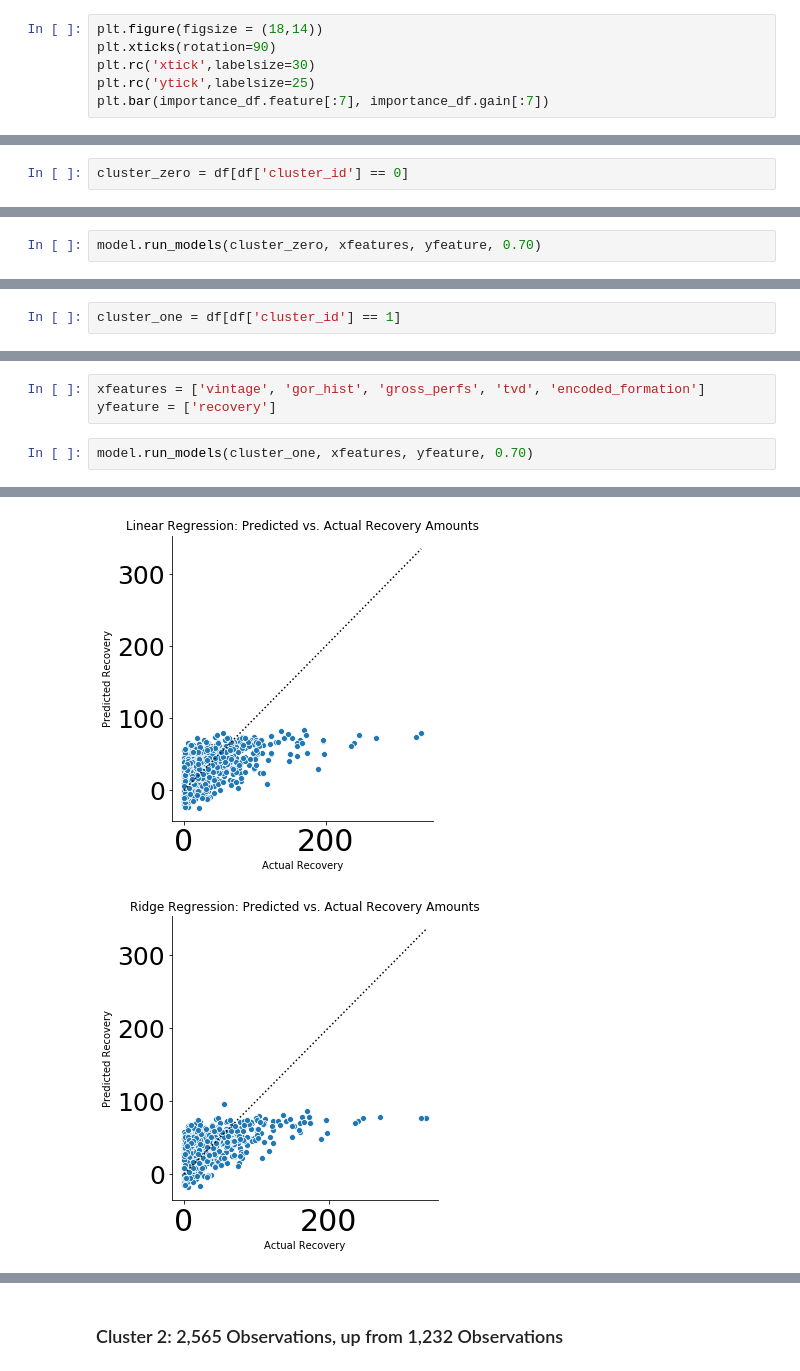
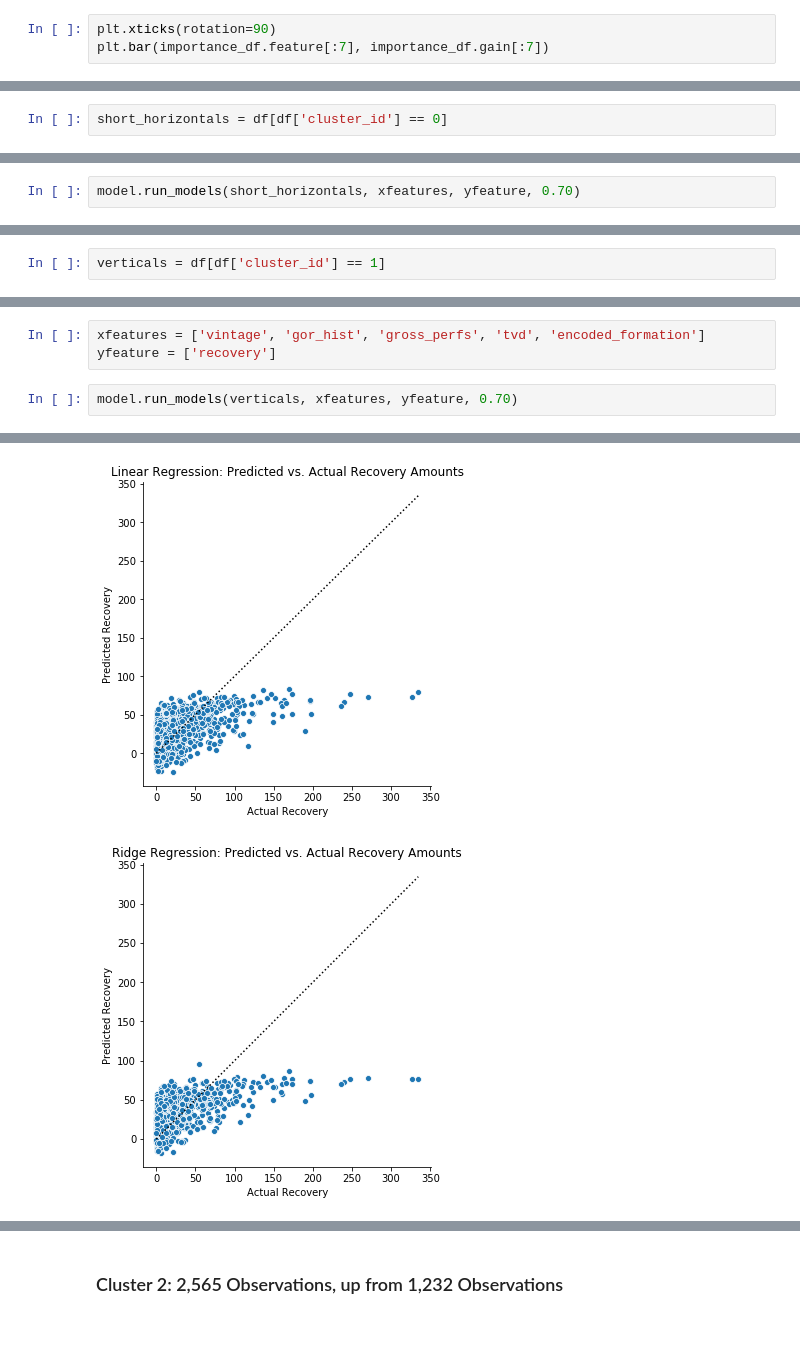
Before and after one commit to duc-analytica/DUC, a Jupyter notebook: model.ipynb, the cells around one changed output, grey strips where cells are left out. Drawn from its saved outputs; the diff is of its cells as text; blank space fills up the shorter version.

Commit message:
changed names of clusters

```diff
--- a/model.ipynb
+++ b/model.ipynb
@@ -129,10 +129,7 @@ importance_df
 # %%
 sorted_list = ['tvd', 'vintage', 'gross_perfs', 'mid_point_lat', 'mid_point_long', 'formation', 'direction']
 # %%
-plt.figure(figsize = (18,14))
 plt.xticks(rotation=90)
-plt.rc('xtick',labelsize=30)
-plt.rc('ytick',labelsize=25)
 plt.bar(importance_df.feature[:7], importance_df.gain[:7])
 # %% [output]
 <BarContainer object of 7 artists>
@@ -261,5 +258,5 @@ df.to_excel('CapstoneDataFinal.xlsx')
 # %% [markdown]
 ### Cluster 0: 4,019 Oberservations -- observation count did not change
 # %%
-cluster_zero = df[df['cluster_id'] == 0]
+short_horizontals = df[df['cluster_id'] == 0]
 # %%
@@ -283,7 +280,7 @@ feature_list
 xfeatures = ['vintage', 'gross_perfs', 'mid_point_lat', 'mid_point_long', 'encoded_oper', 'tvd', 'gor_hist']
 yfeature = ['recovery']
 # %%
-model.run_models(cluster_zero, xfeatures, yfeature, 0.70)
+model.run_models(short_horizontals, xfeatures, yfeature, 0.70)
 # %% [output]
 Linear Regression Model:
 The model performance for the training set
@@ -308,5 +305,5 @@ R2 score of test set is 0.4110657350547907
 # %% [markdown]
 ### Cluster 1:  1,224 Observations, down from 1,714 Observations
 # %%
-cluster_one = df[df['cluster_id'] == 1]
+verticals = df[df['cluster_id'] == 1]
 # %%
@@ -324,7 +321,7 @@ feature_list
 xfeatures = ['vintage', 'gor_hist', 'gross_perfs', 'tvd', 'encoded_formation']
 yfeature = ['recovery']
 # %%
-model.run_models(cluster_one, xfeatures, yfeature, 0.70)
+model.run_models(verticals, xfeatures, yfeature, 0.70)
 # %% [output]
 Linear Regression Model:
 The model performance for the training set
@@ -346,2 +343,2 @@ R2 score of test set is 0.2683325314140893
-[figure, old version]
+[figure, new version]
-[figure, old version]
+[figure, new version]
```
Also changed, not shown: parts of 13 cells of this notebook.
